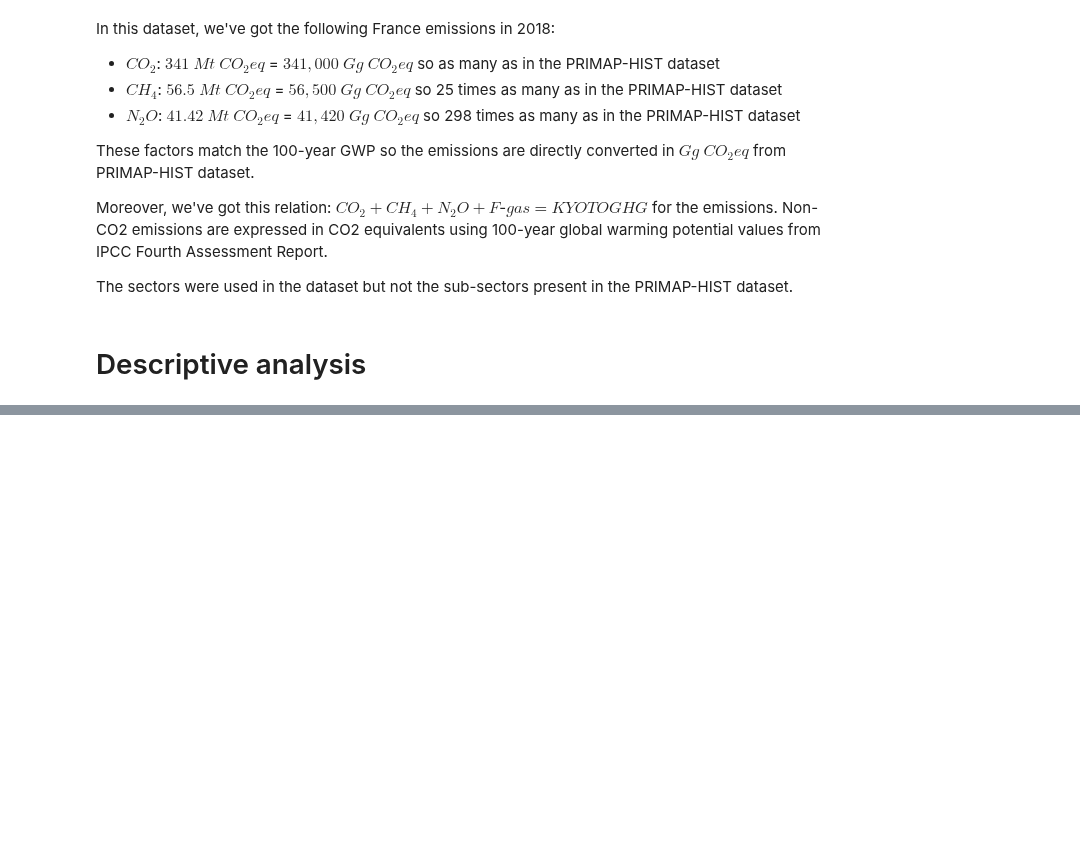
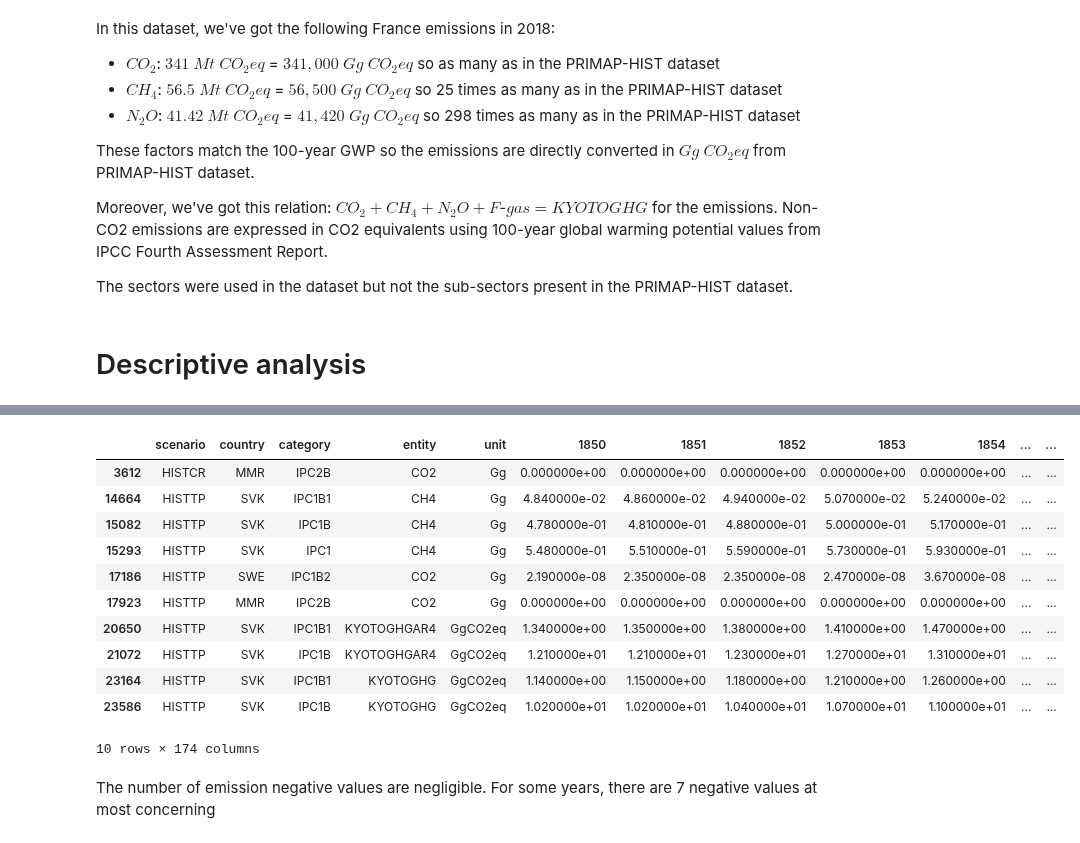
Before and after one commit to OpenGeoScales/ogs-data-exploration, a Jupyter notebook: notebooks/ghg-emissions/primap-hist/primap-hist-exploration.ipynb, the cells around one changed output, grey strips where cells are left out. Saved outputs shown, nothing was run; the diff lists cells and outputs as text; code cells hidden in the pictures; blank space fills up the shorter version.

Commit message:
Update descriptive analysis with negative values analysis #17

```diff
--- a/notebooks/ghg-emissions/primap-hist/primap-hist-exploration.ipynb
+++ b/notebooks/ghg-emissions/primap-hist/primap-hist-exploration.ipynb
@@ -552,0 +589,18 @@ We've got negative emission values from 1970.
+# %%
+cols = primap_hist_data.loc[:, '1850':'2018'].columns
+primap_hist_data[(primap_hist_data[cols] < 0).any(1)]
+# %% [output]
+|  | scenario | country | category | entity | unit | 1850 | 1851 | 1852 | 1853 | 1854 | ... | ... |
+| 3612 | HISTCR | MMR | IPC2B | CO2 | Gg | 0.000000e+00 | 0.000000e+00 | 0.000000e+00 | 0.000000e+00 | 0.000000e+00 | ... | ... |
+| 14664 | HISTTP | SVK | IPC1B1 | CH4 | Gg | 4.840000e-02 | 4.860000e-02 | 4.940000e-02 | 5.070000e-02 | 5.240000e-02 | ... | ... |
+| 15082 | HISTTP | SVK | IPC1B | CH4 | Gg | 4.780000e-01 | 4.810000e-01 | 4.880000e-01 | 5.000000e-01 | 5.170000e-01 | ... | ... |
+| 15293 | HISTTP | SVK | IPC1 | CH4 | Gg | 5.480000e-01 | 5.510000e-01 | 5.590000e-01 | 5.730000e-01 | 5.930000e-01 | ... | ... |
+| 17186 | HISTTP | SWE | IPC1B2 | CO2 | Gg | 2.190000e-08 | 2.350000e-08 | 2.350000e-08 | 2.470000e-08 | 3.670000e-08 | ... | ... |
+| 17923 | HISTTP | MMR | IPC2B | CO2 | Gg | 0.000000e+00 | 0.000000e+00 | 0.000000e+00 | 0.000000e+00 | 0.000000e+00 | ... | ... |
+| 20650 | HISTTP | SVK | IPC1B1 | KYOTOGHGAR4 | GgCO2eq | 1.340000e+00 | 1.350000e+00 | 1.380000e+00 | 1.410000e+00 | 1.470000e+00 | ... | ... |
+| 21072 | HISTTP | SVK | IPC1B | KYOTOGHGAR4 | GgCO2eq | 1.210000e+01 | 1.210000e+01 | 1.230000e+01 | 1.270000e+01 | 1.310000e+01 | ... | ... |
+| 23164 | HISTTP | SVK | IPC1B1 | KYOTOGHG | GgCO2eq | 1.140000e+00 | 1.150000e+00 | 1.180000e+00 | 1.210000e+00 | 1.260000e+00 | ... | ... |
+| 23586 | HISTTP | SVK | IPC1B | KYOTOGHG | GgCO2eq | 1.020000e+01 | 1.020000e+01 | 1.040000e+01 | 1.070000e+01 | 1.100000e+01 | ... | ... |
+10 rows × 174 columns
+# %% [markdown]
+The number of emission negative values are negligible. For some years, there are 7 negative values at most concerning
```
Also changed, not shown: parts of 5 cells of this notebook.
